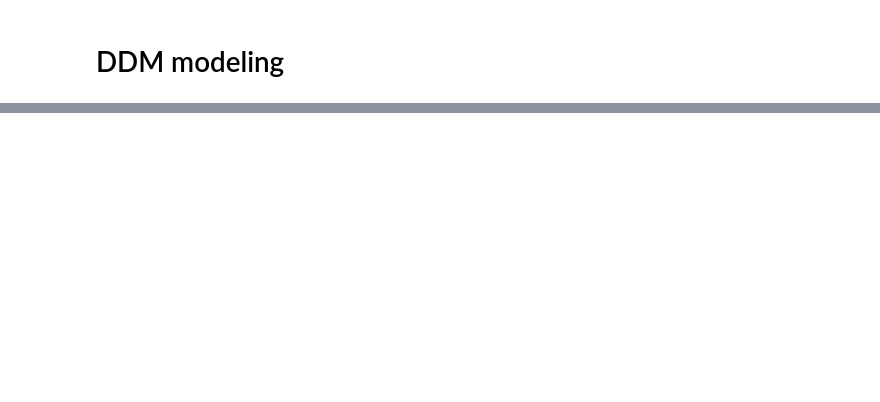
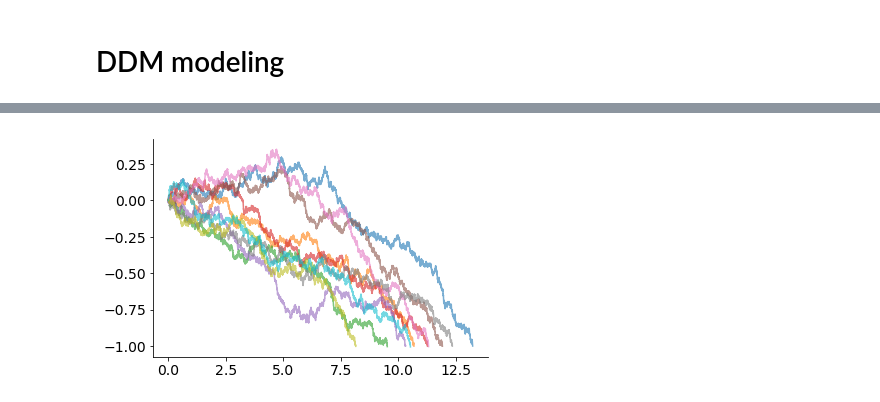
Before and after one commit to cherepaha/initiation, a Jupyter notebook: steering_data_analysis.ipynb, the cells around one changed output, grey strips where cells are left out. Saved outputs shown, nothing was run; the diff lists cells and outputs as text; code cells hidden in the pictures; blank space fills up the shorter version.

Commit message:
Basic DDM modeling of steering data added

```diff
--- a/steering_data_analysis.ipynb
+++ b/steering_data_analysis.ipynb
@@ -330,0 +332,44 @@ def run_sim(c, b, p_exp, n_sim):
+# %%
+def dx(A, c, dt):
+    return A*dt + c*np.random.randn()*np.sqrt(dt)
+
+def run_trial(c, b, p):
+    dt = (1/60)/10
+    ts = [0]
+    ps = [p(0)]
+    xs = [0]
+
+    while abs(xs[-1]) < b:
+        t = ts[-1] + dt
+
+        # stimulus strength $p$ at time t
+        ps.append(p(t))
+
+        # accumulated evidence $x$ at time t
+        xs.append(xs[-1] + dx(p(t), c, dt))
+        ts.append(t)
+
+    return np.array(ts), np.array(xs), np.array(ps)
+
+def run_sim(c, b, p_exp, n_sim):
+    trials = []
+    t_exp = np.linspace(0, len(p_exp)/60, len(p_exp))
+    p_interp = sp.interpolate.interp1d(x=t_exp, y=p_exp, fill_value='extrapolate')
+    for n in range(n_sim):
+        ts, xs, ps = run_trial(c, b, p_interp)
+        # if the sign of boundary reached by accumulator is the same as the sign of $p$, we count a trial as correct
+        is_correct = (xs[-1]*ps[-1] > 0)
+
+        # n : simulation number
+        # t : time
+        # x: accumulated evidence at time t
+        # p: perceptual quantity at time t
+        # is_correct: whether "correct" boundary is hit (-b for p[-1]<0, +b for p[-1]>0)
+        trials.append(pd.DataFrame(data={'n': n, 't': ts, 'x': xs, 'p': ps, 'is_correct': is_correct}))
+    return pd.concat(trials).set_index(['n'])
+# %%
+sim_results = run_sim(0.1, 1, p, 10)
+for n, sim_result in sim_results.groupby('n'):
+    plt.plot(sim_result.t, sim_result.x, alpha=0.6)
+# %% [output]
+[figure, added]
```
Also changed, not shown: parts of 13 cells of this notebook.
